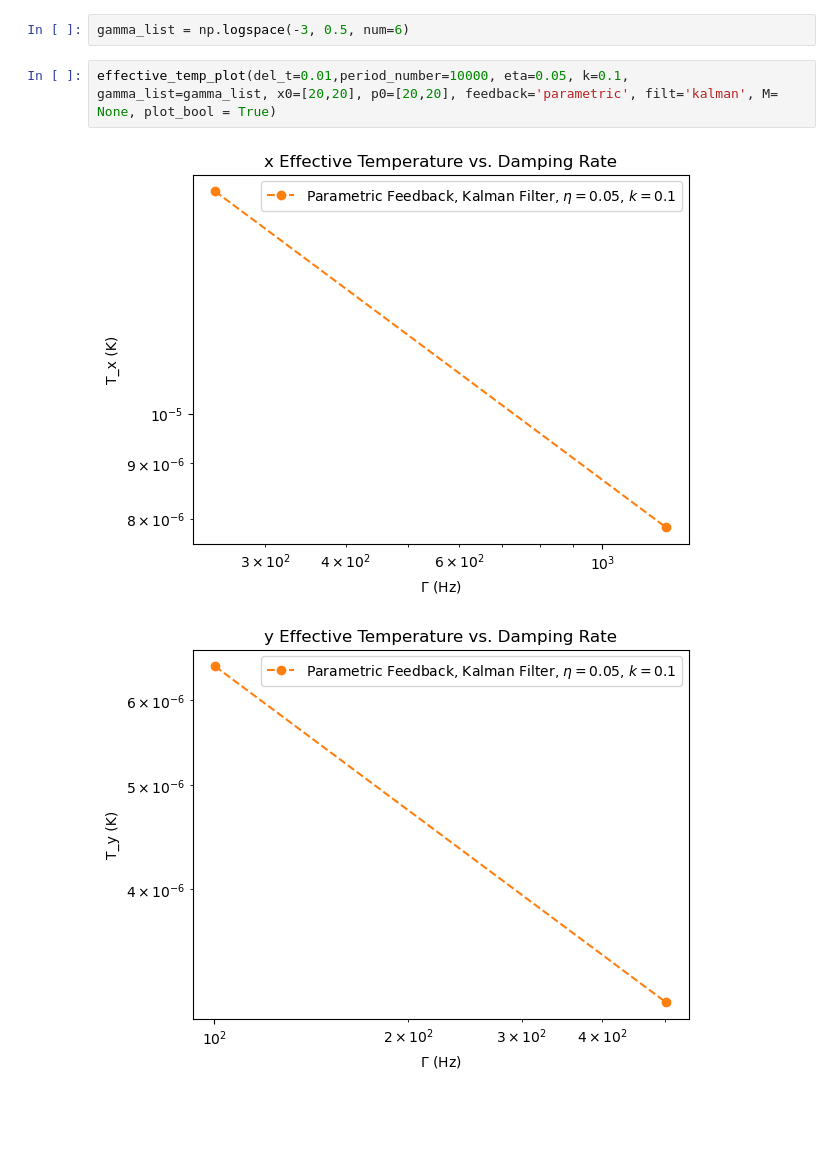
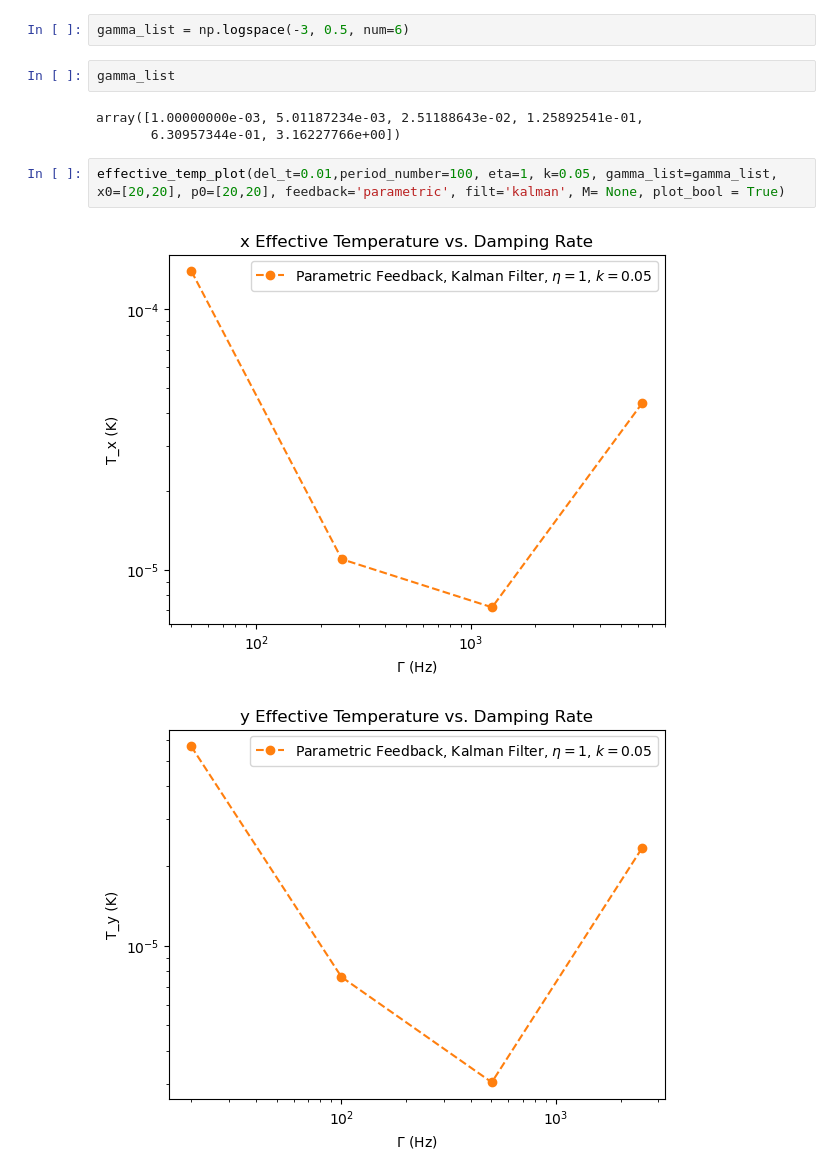
Before and after one commit to madelynrahimi/QuIPS, a Jupyter notebook: fall_2025/code/updated_feedback/sme_2d.ipynb, the cells around one changed output. Cells and saved outputs as stored; diff of their text form; blank space fills up the shorter version.

Commit message:
added 2d plots and degeneracy case for parametric feedback cooling code

```diff
--- a/fall_2025/code/updated_feedback/sme_2d.ipynb
+++ b/fall_2025/code/updated_feedback/sme_2d.ipynb
@@ -33,7 +33,12 @@ plot_sme_traj_2D(del_t=0.01,period_number=100, eta=1, k=0.05, gamma=0.01, x0=[20
 # %%
 gamma_list = np.logspace(-3, 0.5, num=6)
+# %%
+gamma_list
+# %% [output]
+array([1.00000000e-03, 5.01187234e-03, 2.51188643e-02, 1.25892541e-01,
+       6.30957344e-01, 3.16227766e+00])
 # %%
-effective_temp_plot(del_t=0.01,period_number=10000, eta=0.05, k=0.1, gamma_list=gamma_list, x0=[20,20], p0=[20,20], feedback='parametric', filt='kalman', M= None, plot_bool = True)
+effective_temp_plot(del_t=0.01,period_number=100, eta=1, k=0.05, gamma_list=gamma_list, x0=[20,20], p0=[20,20], feedback='parametric', filt='kalman', M= None, plot_bool = True)
 # %% [output]
-[figure, old version]
+[figure, new version]
-[figure, old version]
+[figure, new version]
```
Also changed, not shown: parts of 10 cells of this notebook, 8 other files.
